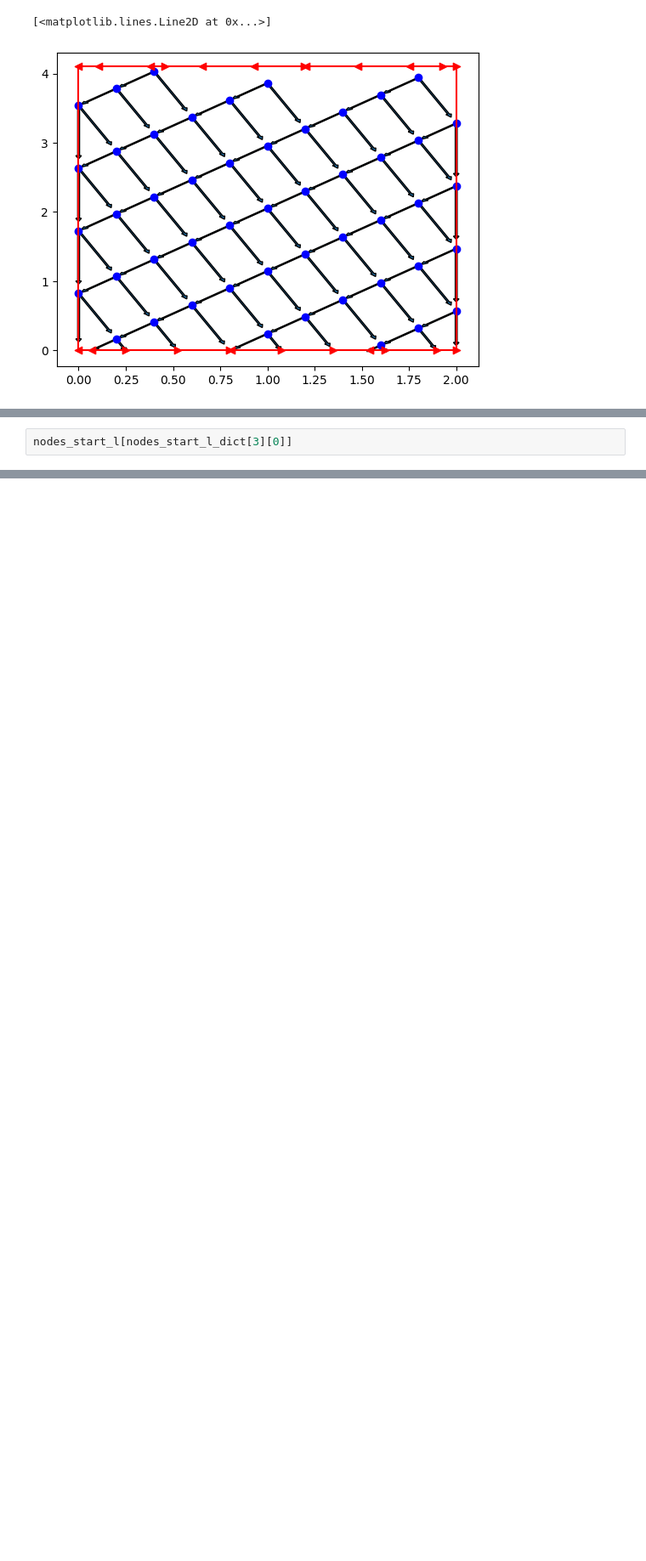
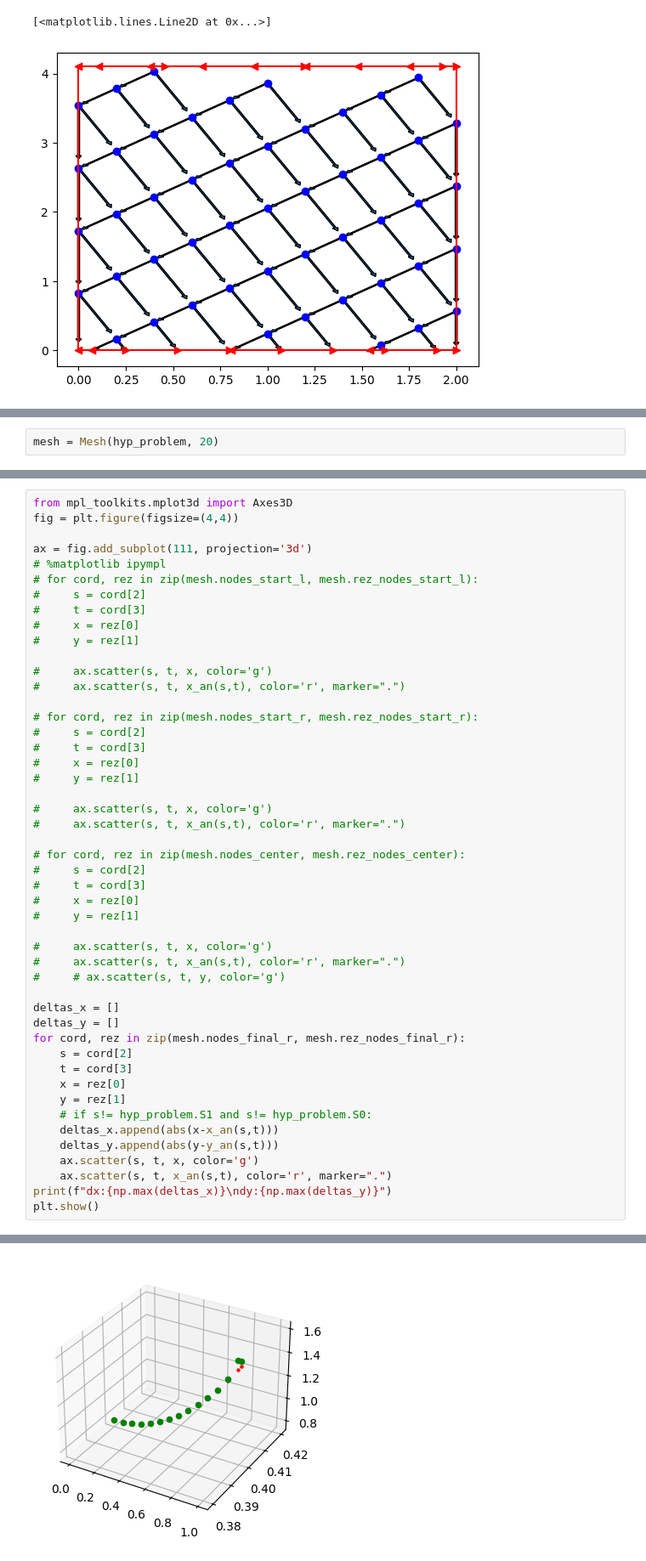
Before and after one commit to Dann38/model_rectification_column, a Jupyter notebook: Untitled.ipynb, the cells around one changed output, grey strips where cells are left out. Shown: that part at 85% size. Drawn from its saved outputs; the diff is of its cells as text; blank space fills up the shorter version.

```diff
--- a/Untitled.ipynb
+++ b/Untitled.ipynb
@@ -202,2 +216,2 @@ array([[ 3.        ,  2.        ,  2.        ,  0.        ],
 # %%
-nodes_start_l[nodes_start_l_dict[3][0]]
+mesh = Mesh(hyp_problem, 20)
@@ -224,0 +382,49 @@ array([[ 3.        ,  0.        ,  1.54308943,  0.        ],
+# %%
+from mpl_toolkits.mplot3d import Axes3D
+fig = plt.figure(figsize=(4,4))
+
+ax = fig.add_subplot(111, projection='3d')
+# %matplotlib ipympl
+# for cord, rez in zip(mesh.nodes_start_l, mesh.rez_nodes_start_l):
+#     s = cord[2]
+#     t = cord[3]
+#     x = rez[0]
+#     y = rez[1]
+
+#     ax.scatter(s, t, x, color='g')
+#     ax.scatter(s, t, x_an(s,t), color='r', marker=".")
+
+# for cord, rez in zip(mesh.nodes_start_r, mesh.rez_nodes_start_r):
+#     s = cord[2]
+#     t = cord[3]
+#     x = rez[0]
+#     y = rez[1]
+
+#     ax.scatter(s, t, x, color='g')
+#     ax.scatter(s, t, x_an(s,t), color='r', marker=".")
+
+# for cord, rez in zip(mesh.nodes_center, mesh.rez_nodes_center):
+#     s = cord[2]
+#     t = cord[3]
+#     x = rez[0]
+#     y = rez[1]
+
+#     ax.scatter(s, t, x, color='g')
+#     ax.scatter(s, t, x_an(s,t), color='r', marker=".")
+#     # ax.scatter(s, t, y, color='g')
+
+deltas_x = []
+deltas_y = []
+for cord, rez in zip(mesh.nodes_final_r, mesh.rez_nodes_final_r):
+    s = cord[2]
+    t = cord[3]
+    x = rez[0]
+    y = rez[1]
+    # if s!= hyp_problem.S1 and s!= hyp_problem.S0:
+    deltas_x.append(abs(x-x_an(s,t)))
+    deltas_y.append(abs(y-y_an(s,t)))
+    ax.scatter(s, t, x, color='g')
+    ax.scatter(s, t, x_an(s,t), color='r', marker=".")
+print(f"dx:{np.max(deltas_x)}\ndy:{np.max(deltas_y)}")
+plt.show()
+# %% [output]
@@ -224,0 +433 @@ array([[ 3.        ,  0.        ,  1.54308943,  0.        ],
+[figure, added]
```
Also changed, not shown: parts of 12 cells of this notebook, 6 other files.
